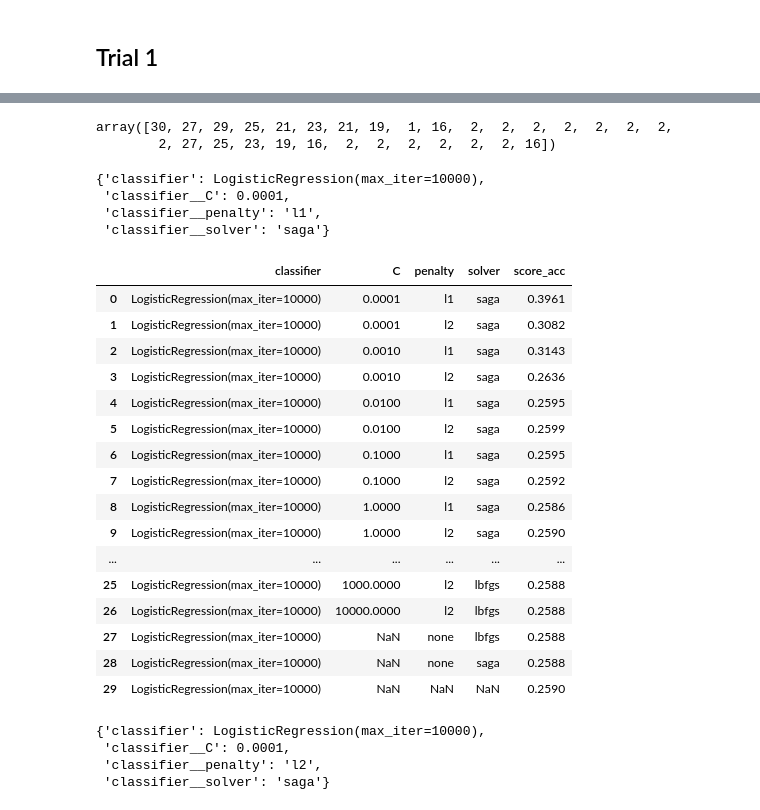
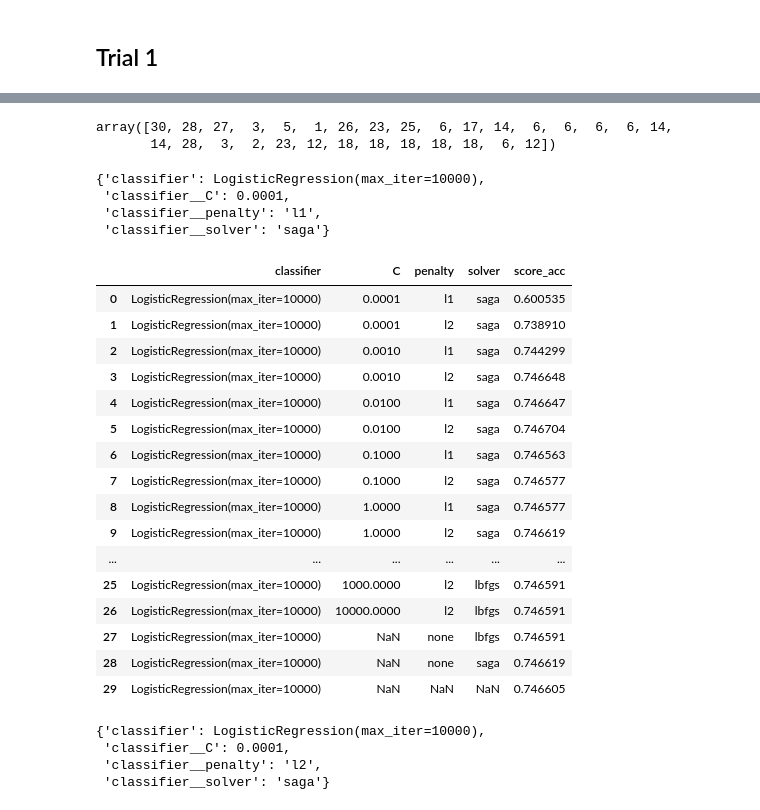
Before and after one commit to aleksa-kostic/ds_capstone_akm, a Jupyter notebook: Logistic Regression.ipynb, the cells around one changed output, grey strips where cells are left out. Cells and saved outputs as stored; diff of their text form; code cells hidden in the pictures.

```diff
--- a/Logistic Regression.ipynb
+++ b/Logistic Regression.ipynb
@@ -33,7 +33,7 @@ df
 # %%
 X = df.iloc[:,0:-1]
 y = df.loc[:, 'Diabetes_binary']
-X_train, X_test, Y_train, Y_test = train_test_split(X, y, train_size=10000, shuffle=True, random_state = 1)
+X_train, X_test, Y_train, Y_test = train_test_split(X, y, test_size=0.2, shuffle=True, random_state = 1)
 # %%
 acc_list = []
 roc_auc_ovr_List = []
@@ -64,7 +66,7 @@ search_space = [{'classifier': [LogisticRegression(max_iter=10000)],
 # Create grid search
 clf = GridSearchCV(pipe, search_space, cv=StratifiedKFold(n_splits=10),
                    scoring=['accuracy', 'precision', 'f1_micro'], refit=False,
-                   verbose=0)
+                   verbose=0, penalty = )
 
 # Fit grid search
 best_model = clf.fit(X_train, Y_train)
@@ -91,8 +93,8 @@ best_model.cv_results_
 # %%
 best_model.cv_results_['rank_test_accuracy']
 # %% [output]
-array([30, 27, 29, 25, 21, 23, 21, 19,  1, 16,  2,  2,  2,  2,  2,  2,  2,
-        2, 27, 25, 23, 19, 16,  2,  2,  2,  2,  2,  2, 16])
+array([30, 28, 27,  3,  5,  1, 26, 23, 25,  6, 17, 14,  6,  6,  6,  6, 14,
+       14, 28,  3,  2, 23, 12, 18, 18, 18, 18, 18,  6, 12])
 # %%
 best_model.cv_results_['params'][ np.argmin(best_model.cv_results_['mean_test_accuracy'])]
 # %% [output]
@@ -103,37 +105,29 @@ best_model.cv_results_['params'][ np.argmin(best_model.cv_results_['mean_test_ac
 # %%
 results = pd.DataFrame( best_model.cv_results_['params'] )
 
-# next grab the score resulting from those parameters, add it to the data
-# score is accuracy; to display it as misclassification error we use 1 - x
-results['score_acc'] = 1 - best_model.cv_results_['mean_test_accuracy']
-
-# get rid of classifierXX in columns
+results['score_acc'] = best_model.cv_results_['mean_test_accuracy']
 cols = results.columns.to_series().str.split('__').apply(lambda x: x[-1])
 results.columns = cols
 
-# lets show the results for the saga solver across penalty & C values
-#sns.heatmap( results.query('solver=="saga"').pivot('C','penalty','score_acc'),
-#             annot=True, fmt='.3f')
-
 results
 # %% [output]
 |  | classifier | C | penalty | solver | score_acc |
-| 0 | LogisticRegression(max_iter=10000) | 0.0001 | l1 | saga | 0.3961 |
-| 1 | LogisticRegression(max_iter=10000) | 0.0001 | l2 | saga | 0.3082 |
-| 2 | LogisticRegression(max_iter=10000) | 0.0010 | l1 | saga | 0.3143 |
-| 3 | LogisticRegression(max_iter=10000) | 0.0010 | l2 | saga | 0.2636 |
-| 4 | LogisticRegression(max_iter=10000) | 0.0100 | l1 | saga | 0.2595 |
-| 5 | LogisticRegression(max_iter=10000) | 0.0100 | l2 | saga | 0.2599 |
-| 6 | LogisticRegression(max_iter=10000) | 0.1000 | l1 | saga | 0.2595 |
-| 7 | LogisticRegression(max_iter=10000) | 0.1000 | l2 | saga | 0.2592 |
-| 8 | LogisticRegression(max_iter=10000) | 1.0000 | l1 | saga | 0.2586 |
-| 9 | LogisticRegression(max_iter=10000) | 1.0000 | l2 | saga | 0.2590 |
+| 0 | LogisticRegression(max_iter=10000) | 0.0001 | l1 | saga | 0.600535 |
+| 1 | LogisticRegression(max_iter=10000) | 0.0001 | l2 | saga | 0.738910 |
+| 2 | LogisticRegression(max_iter=10000) | 0.0010 | l1 | saga | 0.744299 |
+| 3 | LogisticRegression(max_iter=10000) | 0.0010 | l2 | saga | 0.746648 |
+| 4 | LogisticRegression(max_iter=10000) | 0.0100 | l1 | saga | 0.746647 |
+| 5 | LogisticRegression(max_iter=10000) | 0.0100 | l2 | saga | 0.746704 |
+| 6 | LogisticRegression(max_iter=10000) | 0.1000 | l1 | saga | 0.746563 |
+| 7 | LogisticRegression(max_iter=10000) | 0.1000 | l2 | saga | 0.746577 |
+| 8 | LogisticRegression(max_iter=10000) | 1.0000 | l1 | saga | 0.746577 |
+| 9 | LogisticRegression(max_iter=10000) | 1.0000 | l2 | saga | 0.746619 |
 | ... | ... | ... | ... | ... | ... |
-| 25 | LogisticRegression(max_iter=10000) | 1000.0000 | l2 | lbfgs | 0.2588 |
-| 26 | LogisticRegression(max_iter=10000) | 10000.0000 | l2 | lbfgs | 0.2588 |
-| 27 | LogisticRegression(max_iter=10000) | NaN | none | lbfgs | 0.2588 |
-| 28 | LogisticRegression(max_iter=10000) | NaN | none | saga | 0.2588 |
-| 29 | LogisticRegression(max_iter=10000) | NaN | NaN | NaN | 0.2590 |
+| 25 | LogisticRegression(max_iter=10000) | 1000.0000 | l2 | lbfgs | 0.746591 |
+| 26 | LogisticRegression(max_iter=10000) | 10000.0000 | l2 | lbfgs | 0.746591 |
+| 27 | LogisticRegression(max_iter=10000) | NaN | none | lbfgs | 0.746591 |
+| 28 | LogisticRegression(max_iter=10000) | NaN | none | saga | 0.746619 |
+| 29 | LogisticRegression(max_iter=10000) | NaN | NaN | NaN | 0.746605 |
 # %%
 acc_list.append(results[0:1])
 # %%
```
Also changed, not shown: parts of 86 cells of this notebook, 1 other file.
